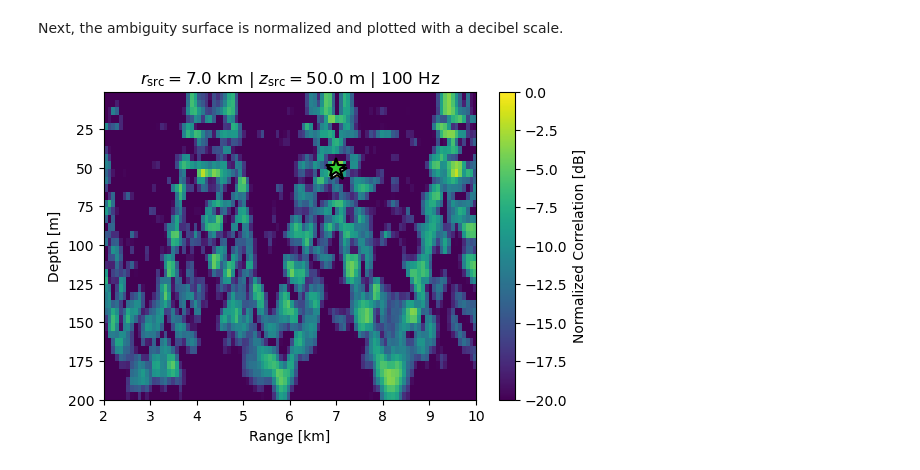
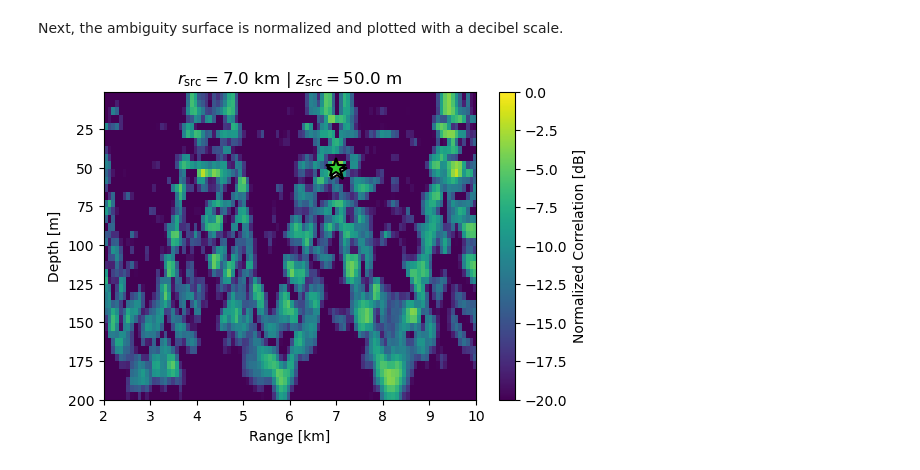
Before and after one commit to NeptuneProjects/TritonOA, a Jupyter notebook: tutorials/RunMFP.ipynb, the cells around one changed output. Cells and saved outputs as stored; diff of their text form; code cells hidden in the pictures.

```diff
--- a/tutorials/RunMFP.ipynb
+++ b/tutorials/RunMFP.ipynb
@@ -76,31 +76,31 @@ Next, the ambiguity surface is normalized and plotted with a decibel scale.
 # %%
 PLOT_DEFAULTS = {
     "marker": "*",
     "markersize": 15,
     "markeredgewidth": 1.5,
     "markeredgecolor": "k",
     "markerfacecolor": "limegreen",
 }
 
 amb_norm = ambiguity_surface
 amb_norm /= amb_norm.max()
 amb_norm = 10 * np.log10(amb_norm)
 vmin = -20.0
 vmax = 0.0
 
 fig = plt.figure(figsize=(6, 4), facecolor="white", dpi=100)
 _, im = plot_ambiguity_surface(
     amb_norm, rvec, zvec, imshow_kwargs={"vmin": vmin, "vmax": vmax, "cmap": "viridis"}
 )
 plt.plot(environment["rec_r"], environment["src_z"], zorder=50, **PLOT_DEFAULTS)
 plt.xlabel("Range [km]")
 plt.ylabel("Depth [m]")
 cbar = plt.colorbar(im)
 cbar.set_label("Normalized Correlation [dB]")
 plt.title(
     f"$r_\mathrm{{src}} = {environment['rec_r']}$ km | "
-    f"$z_\mathrm{{src}} = {environment['src_z']}$ m | {freqs[0]} Hz"
+    f"$z_\mathrm{{src}} = {environment['src_z']}$ m"
 )
 plt.show()
 # %% [output]
-[figure, old version]
+[figure, new version]
```
